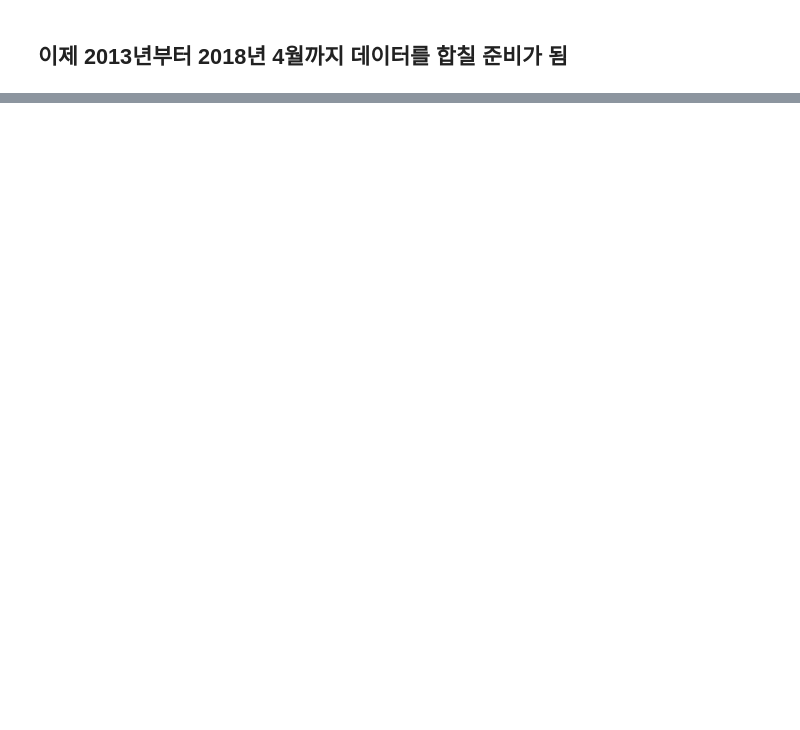
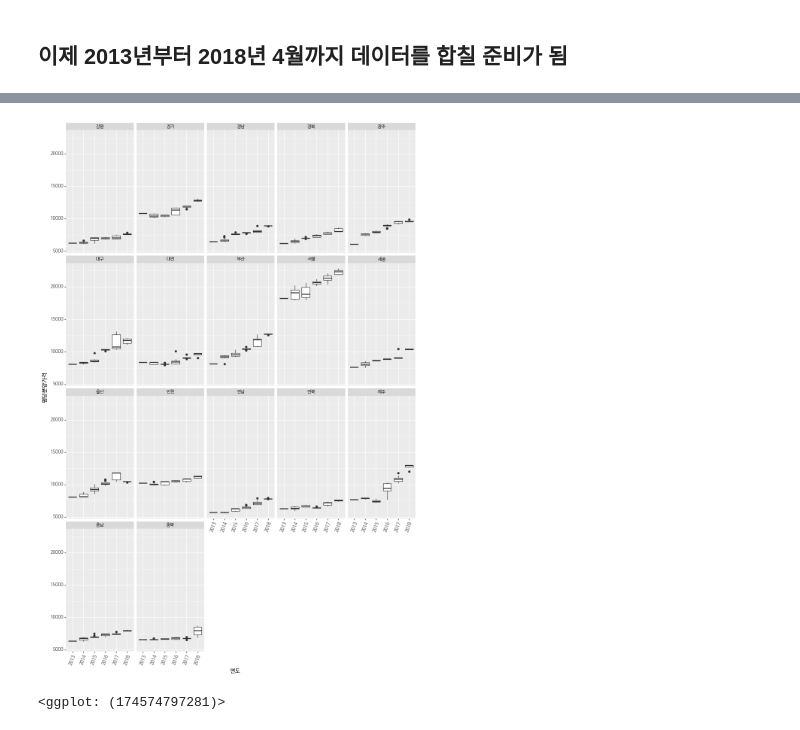
Before and after one commit to miningful/open-data-apt, a Jupyter notebook: apt_presale_price.ipynb, the cells around one changed output, grey strips where cells are left out. Saved outputs shown, nothing was run; the diff lists cells and outputs as text; code cells hidden in the pictures; blank space fills up the shorter version.

Commit message:
전국 신규 민간 아파트 분양가격 동향

```diff
--- a/apt_presale_price.ipynb
+++ b/apt_presale_price.ipynb
@@ -16,3 +28,3 @@ from plotnine import *
 # %%
-pre_sale = pd.read_csv('data/apt_price/전국_평균_분양가격_2018.6월_.csv', encoding='euc-kr')
+pre_sale = pd.read_csv('data/apt_price_201806.csv', encoding='euc-kr')
 pre_sale.shape
@@ -139,6 +296,6 @@ pre_sale_seoul = pre_sale.loc[pre_sale['지역명']=='서울']
 # 2013년 12월~2015년 9월 3.3㎡당 분양가격
 * 2015년 10월부터 2018년 4월까지 데이터는 평당 분양가로 조정을 해주었었는데 이 데이터는 평당 분양가가 들어가 있다.
 # %%
-df = pd.read_csv('data/apt_price/지역별_3.3㎡당_평균_분양가격_천원__15.09월.csv', \
+df = pd.read_csv('data/apt_aveprice_national_1509.csv', \
                  encoding='euc-kr', skiprows=1, header=0)
 df.shape
@@ -287,9 +688,12 @@ df_2013_2018_jeju = df_2013_2018.loc[df_2013_2018['지역명'] == '제주']
 # %%
 (ggplot(df_2013_2018)
  + aes(x='연도', y='평당분양가격')
  + geom_boxplot()
  + facet_wrap('지역명')
  + theme(text=element_text(family='NanumBarunGothic'),
          axis_text_x=element_text(rotation=70),
-         figure_size=(12, 6))
+         figure_size=(12, 18))
 )
+# %% [output]
+[figure, added]
+<ggplot: (174574797281)>
```
Also changed, not shown: parts of 53 cells of this notebook.
